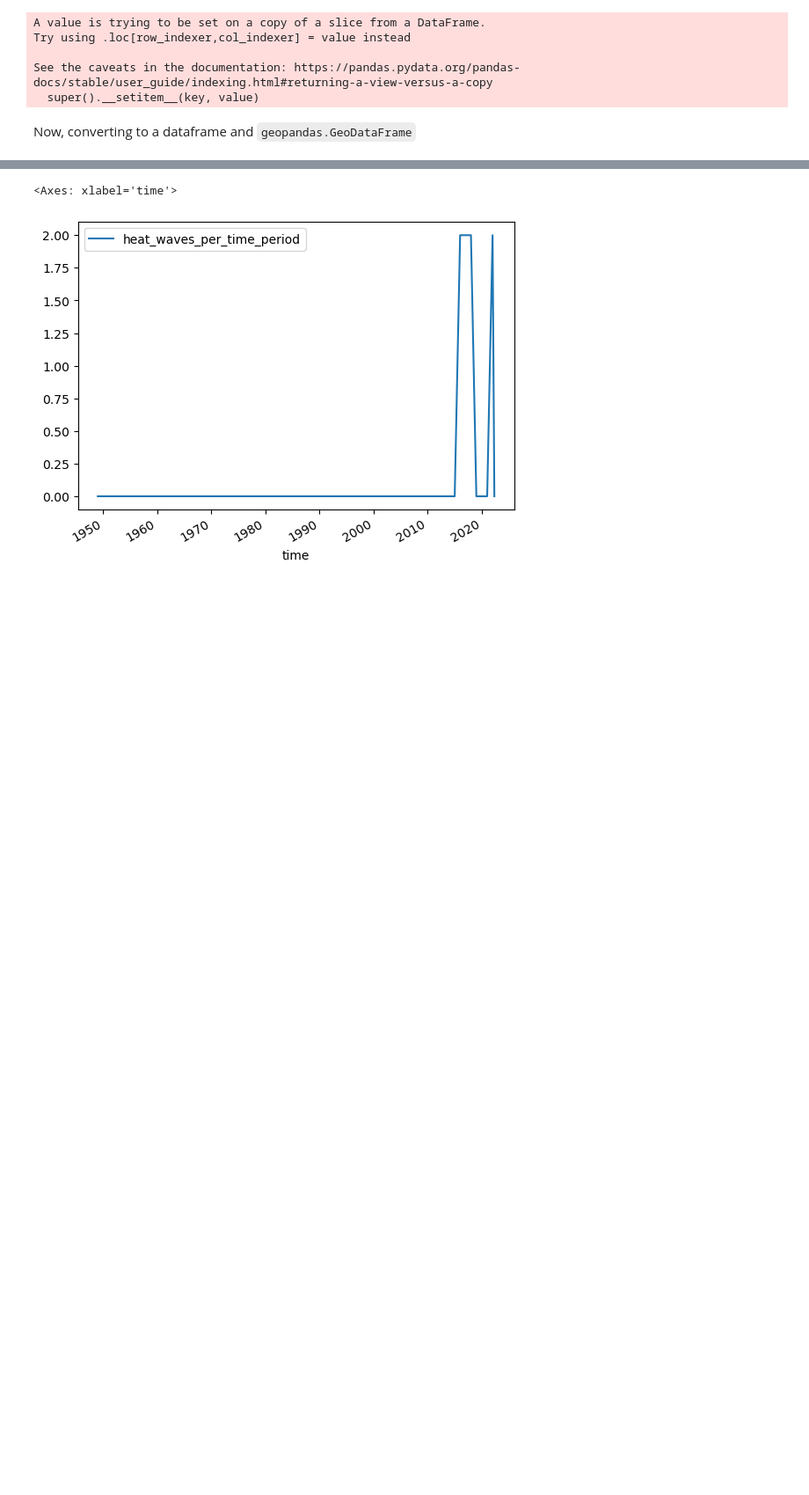
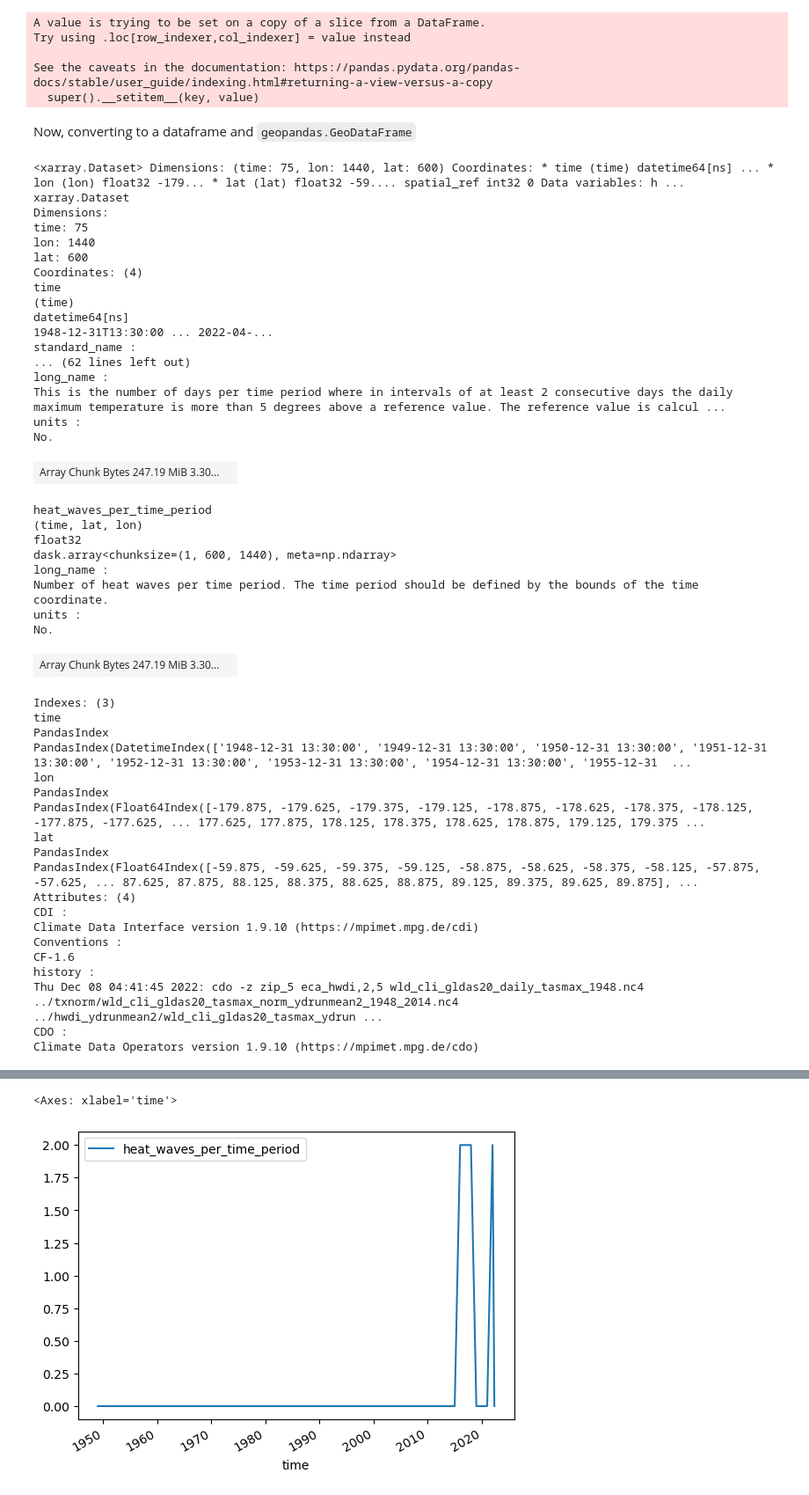
Before and after one commit to datapartnership/heatwaves, a Jupyter notebook: notebooks/measuring-heatwaves/calculate-heatwaves-incidence.ipynb, the cells around one changed output, grey strips where cells are left out. Shown at 88% size. Saved outputs shown, nothing was run; the diff lists cells and outputs as text; code cells hidden in the pictures; blank space fills up the shorter version.

```diff
--- a/notebooks/measuring-heatwaves/calculate-heatwaves-incidence.ipynb
+++ b/notebooks/measuring-heatwaves/calculate-heatwaves-incidence.ipynb
@@ -121,6 +142,55 @@ clipped_delhi = clip_area(ds_mean2, DELHI)
 clipped_mumbai = clip_area(ds_mean2, MUMBAI)
 # %% [markdown]
 Now, converting to a dataframe and `geopandas.GeoDataFrame`
+# %%
+ds_mean2
+# %% [output]
+<xarray.Dataset> Dimensions: (time: 75, lon: 1440, lat: 600) Coordinates: * time (time) datetime64[ns] ... * lon (lon) float32 -179... * lat (lat) float32 -59.... spatial_ref int32 0 Data variables: h ...
+xarray.Dataset
+Dimensions:
+time: 75
+lon: 1440
+lat: 600
+Coordinates: (4)
+time
+(time)
+datetime64[ns]
+1948-12-31T13:30:00 ... 2022-04-...
+standard_name :
+... (62 lines left out)
+long_name :
+This is the number of days per time period where in intervals of at least 2 consecutive days the daily maximum temperature is more than 5 degrees above a reference value. The reference value is calcul ...
+units :
+No.
+| Array Chunk Bytes 247.19 MiB 3.30... |  |
+heat_waves_per_time_period
+(time, lat, lon)
+float32
+dask.array<chunksize=(1, 600, 1440), meta=np.ndarray>
+long_name :
+Number of heat waves per time period. The time period should be defined by the bounds of the time coordinate.
+units :
+No.
+| Array Chunk Bytes 247.19 MiB 3.30... |  |
+Indexes: (3)
+time
+PandasIndex
+PandasIndex(DatetimeIndex(['1948-12-31 13:30:00', '1949-12-31 13:30:00', '1950-12-31 13:30:00', '1951-12-31 13:30:00', '1952-12-31 13:30:00', '1953-12-31 13:30:00', '1954-12-31 13:30:00', '1955-12-31  ...
+lon
+PandasIndex
+PandasIndex(Float64Index([-179.875, -179.625, -179.375, -179.125, -178.875, -178.625, -178.375, -178.125, -177.875, -177.625, ... 177.625, 177.875, 178.125, 178.375, 178.625, 178.875, 179.125, 179.375 ...
+lat
+PandasIndex
+PandasIndex(Float64Index([-59.875, -59.625, -59.375, -59.125, -58.875, -58.625, -58.375, -58.125, -57.875, -57.625, ... 87.625, 87.875, 88.125, 88.375, 88.625, 88.875, 89.125, 89.375, 89.625, 89.875], ...
+Attributes: (4)
+CDI :
+Climate Data Interface version 1.9.10 (https://mpimet.mpg.de/cdi)
+Conventions :
+CF-1.6
+history :
+Thu Dec 08 04:41:45 2022: cdo -z zip_5 eca_hwdi,2,5 wld_cli_gldas20_daily_tasmax_1948.nc4 ../txnorm/wld_cli_gldas20_tasmax_norm_ydrunmean2_1948_2014.nc4 ../hwdi_ydrunmean2/wld_cli_gldas20_tasmax_ydrun ...
+CDO :
+Climate Data Operators version 1.9.10 (https://mpimet.mpg.de/cdo)
 # %%
 def convert_to_gdf(clipped_area):
     clipped_area = clipped_area.to_dataframe().reset_index()
```
Also changed, not shown: parts of 12 cells of this notebook.
